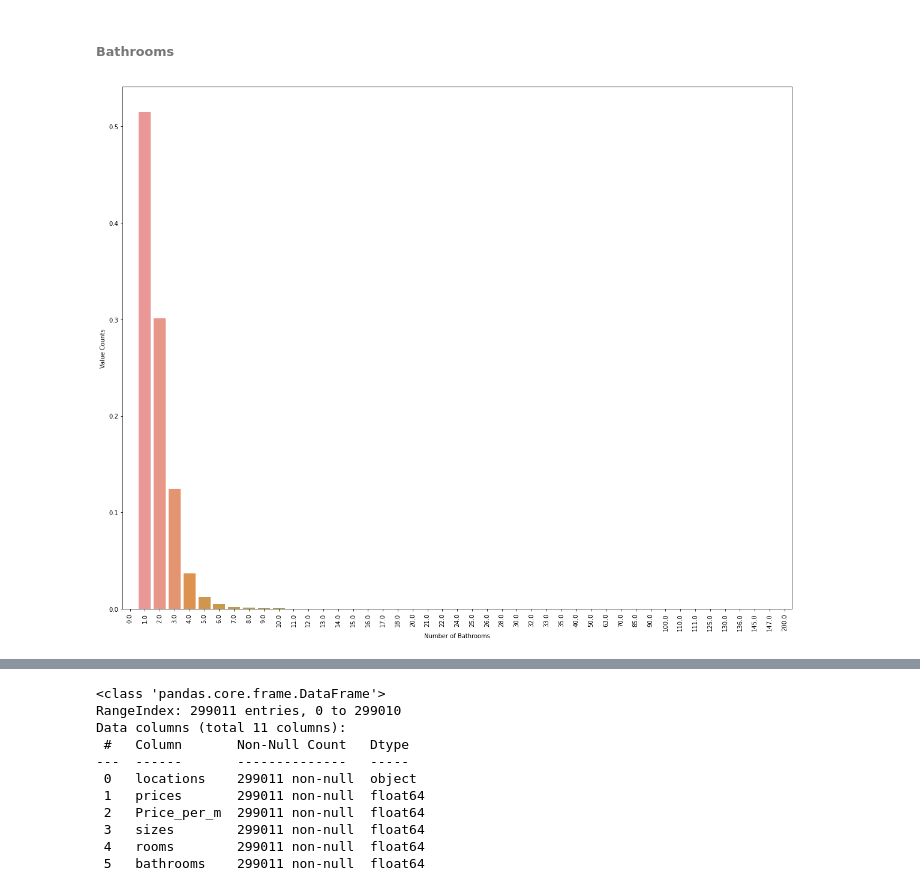
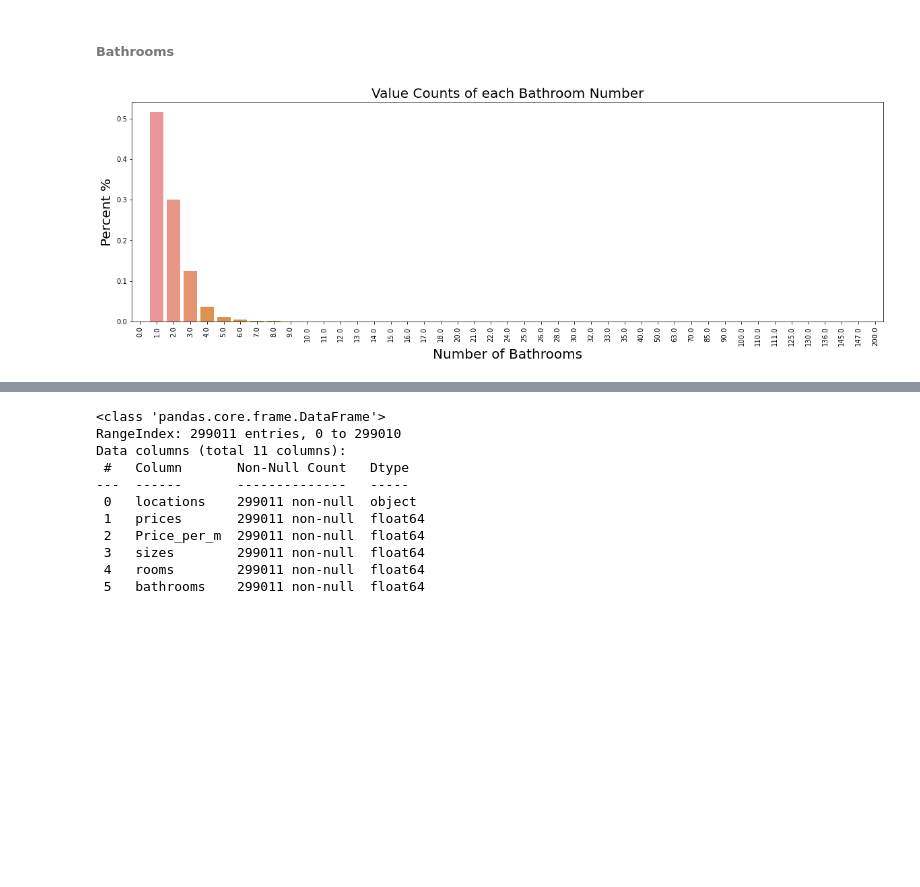
Before and after one commit to Mouradadel1919/Egyptian_Real_Estate_Price_Prediction, a Jupyter notebook: EDA & PreProcessing.ipynb, the cells around one changed output, grey strips where cells are left out. Saved outputs shown, nothing was run; the diff lists cells and outputs as text; code cells hidden in the pictures; blank space fills up the shorter version.

```diff
--- a/EDA & PreProcessing.ipynb
+++ b/EDA & PreProcessing.ipynb
@@ -281,16 +270,18 @@ memory usage: 25.1+ MB
 # %% [markdown]
 ###### Bathrooms
 # %%
+## Visualize Value Counts of Number of Bathooms
 bathroom = data["bathrooms"].value_counts(normalize= True).sort_index()
 
-plt.figure(figsize=(20,16))
-sns.barplot(bathroom.index, bathroom.values)
-plt.xlabel("Number of Bathrooms")
+plt.figure(figsize=(20,6))
+plt.title("Value Counts of each Bathroom Number", fontsize= 20)
+sns.barplot(x= bathroom.index, y= bathroom.values)
+plt.xlabel("Number of Bathrooms", fontsize= 20)
 plt.xticks(rotation=90)
 
-plt.ylabel("Value Counts")
+plt.ylabel("Percent %", fontsize= 20)
 
 plt.show()
 # %% [output]
-[figure, old version]
+[figure, new version]
 # %%
```
Also changed, not shown: parts of 129 cells of this notebook, 3 other files.
